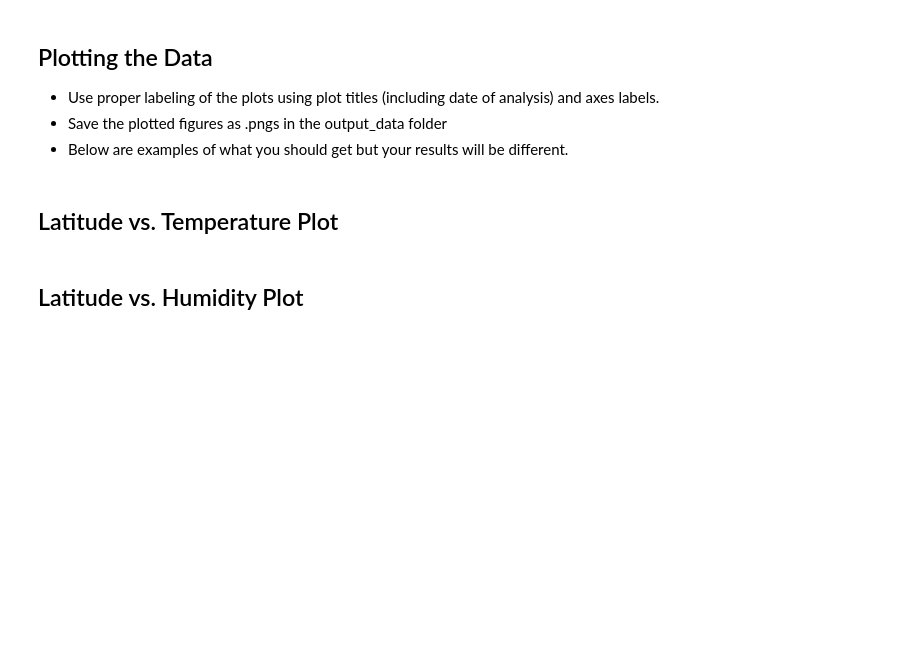
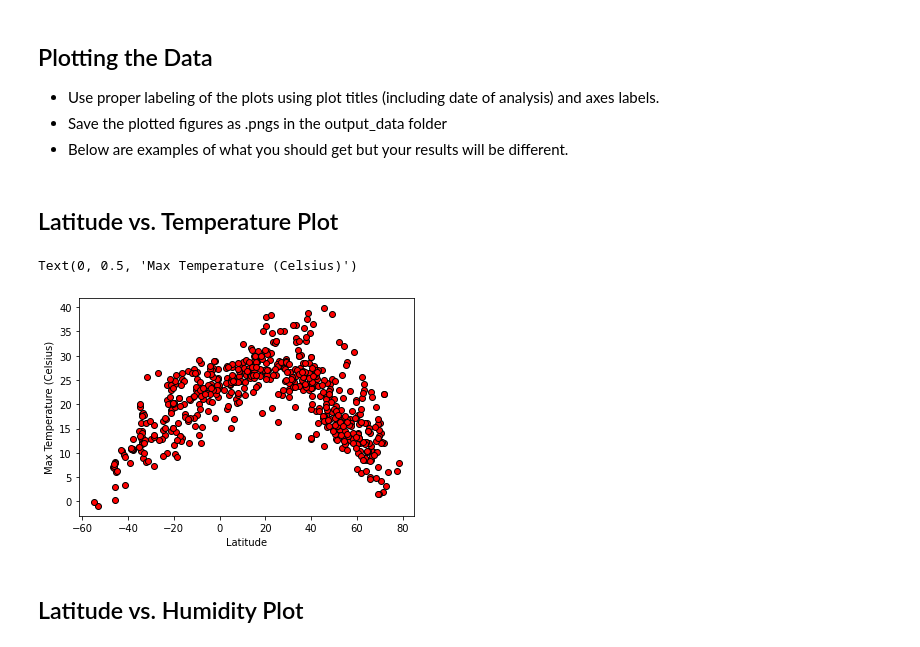
Before and after one commit to ameliahorton/python_api_challenge, a Jupyter notebook: WeatherPy.ipynb, the cells around one changed output. Cells and saved outputs as stored; diff of their text form; code cells hidden in the pictures; blank space fills up the shorter version.

```diff
--- a/WeatherPy.ipynb
+++ b/WeatherPy.ipynb
@@ -39,8 +39,8 @@ lat_lngs = []
 cities = []
 
 # Create a set of random lat and lng combinations
-lats = np.random.uniform(lat_range[0], lat_range[1], size=100)
-lngs = np.random.uniform(lng_range[0], lng_range[1], size=100)
+lats = np.random.uniform(lat_range[0], lat_range[1], size=1500)
+lngs = np.random.uniform(lng_range[0], lng_range[1], size=1500)
 lat_lngs = zip(lats, lngs)
 
 # Identify nearest city for each lat, lng combination
@@ -52,4 +52,4 @@ for lat_lng in lat_lngs:
         cities.append(city)
 
 # Print the city count to confirm sufficient count
-# len(cities)
+len(cities)
@@ -75,7 +77,7 @@ lat = []
 lng = []
 country = []
 date = []
-
+city_list = []
 city_data = []
 
 # response = requests.get(query_url + "&q=" + city).json()
@@ -92,11 +94,12 @@ for i, city in enumerate(cities):
         lng.append(response['coord']['lon'])
         country.append(response['sys']['country'])
         date.append(response['dt'])
+        city_list.append(city)
 
     except:
         pass
 
-city_data.append({"City": cities,
+city_data.append({"City": city_list,
             "Lat": lat,
             "Lng": lng,
             "Max Temp": temp,
@@ -152,5 +164,16 @@ Skip this step if there are no cities that have humidity > 100%.
 * Below are examples of what you should get but your results will be different.
 # %% [markdown]
 ## Latitude vs. Temperature Plot
+# %%
+x_limit = 100
+x_axis = weather_df['Lat']
+y_axis = weather_df['Max Temp']
+
+plt.scatter(x_axis, y_axis, marker='o', facecolors='red', edgecolors='black')
+plt.xlabel("Latitude")
+plt.ylabel("Max Temperature (Celsius)")
+# %% [output]
+Text(0, 0.5, 'Max Temperature (Celsius)')
+[figure, added]
 # %% [markdown]
 ## Latitude vs. Humidity Plot
```
Also changed, not shown: parts of 21 cells of this notebook, 5 other files.
